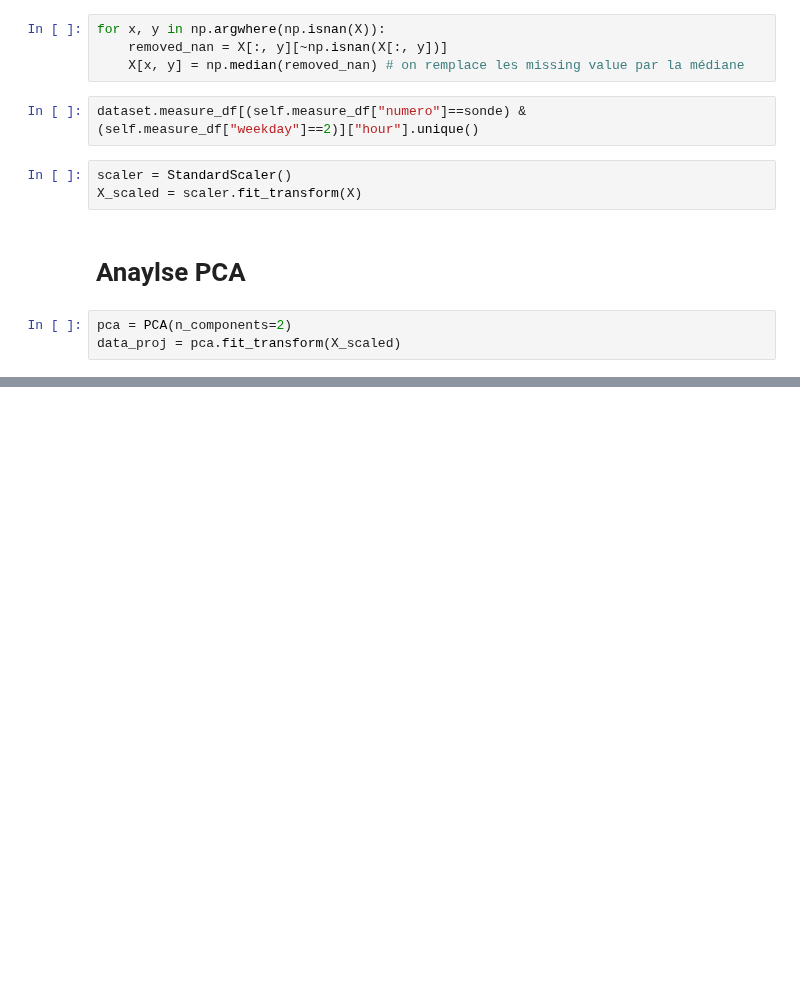
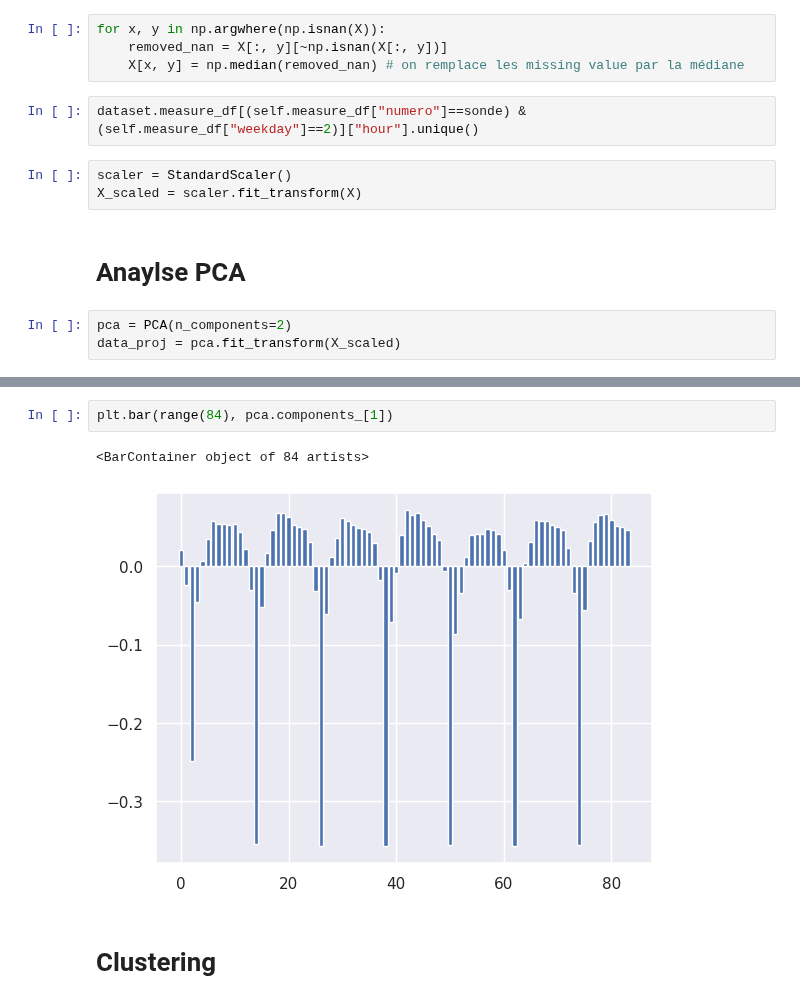
Before and after one commit to Coding-Foundation/FrHack-2022, a Jupyter notebook: prep/alex_clustering.ipynb, the cells around one changed output, grey strips where cells are left out. Drawn from its saved outputs; the diff is of its cells as text; blank space fills up the shorter version.

```diff
--- a/prep/alex_clustering.ipynb
+++ b/prep/alex_clustering.ipynb
@@ -102,0 +96,7 @@ Text(0.5, 1.0, 'Position of the cities in France')
+# %%
+plt.bar(range(84), pca.components_[1])
+# %% [output]
+<BarContainer object of 84 artists>
+[figure, added]
+# %% [markdown]
+# Clustering
```
Also changed, not shown: parts of 13 cells of this notebook, 1 other file.
